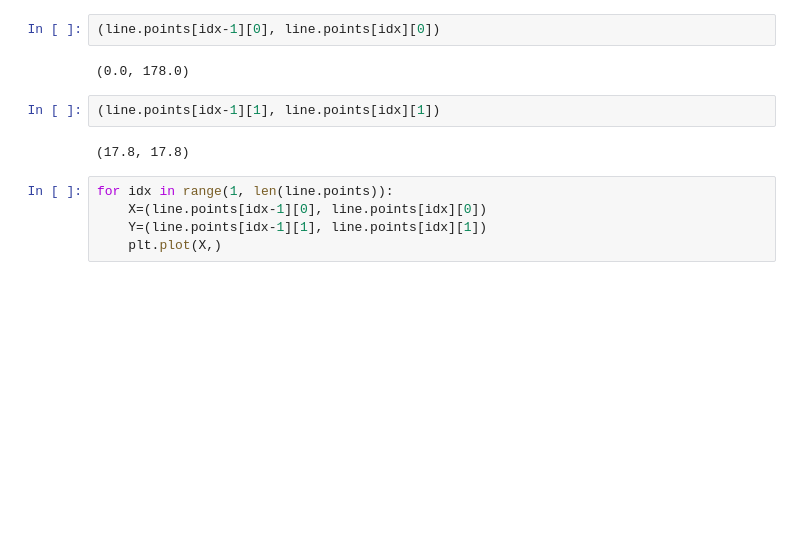
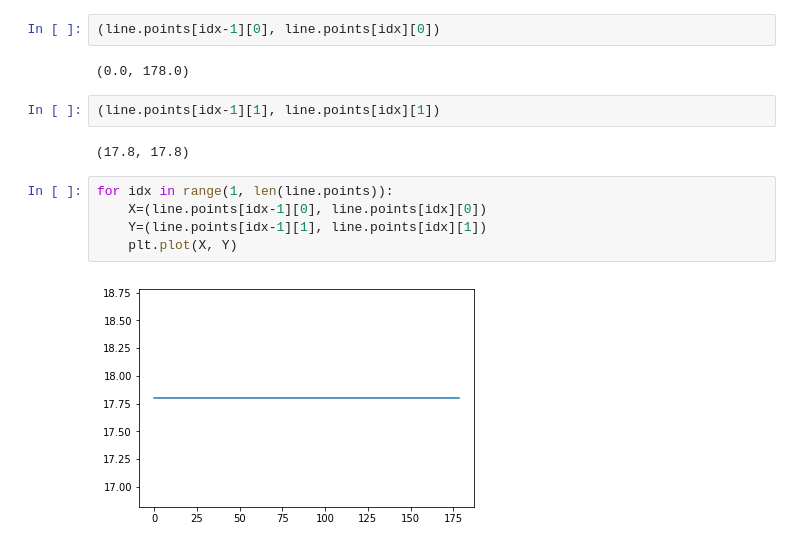
Before and after one commit to dapperfu/CNC3018, a Jupyter notebook: Drawing/Bricks-Copy7.ipynb, the cells around one changed output. Drawn from its saved outputs; the diff is of its cells as text; blank space fills up the shorter version.

```diff
--- a/Drawing/Bricks-Copy7.ipynb
+++ b/Drawing/Bricks-Copy7.ipynb
@@ -210,5 +210,7 @@ for idx in range(1, len(line.points)):
 # %%
 for idx in range(1, len(line.points)):
     X=(line.points[idx-1][0], line.points[idx][0])
     Y=(line.points[idx-1][1], line.points[idx][1])
-    plt.plot(X,)
+    plt.plot(X, Y)
+# %% [output]
+[figure, added]
```
Also changed, not shown: parts of 4 cells of this notebook.
